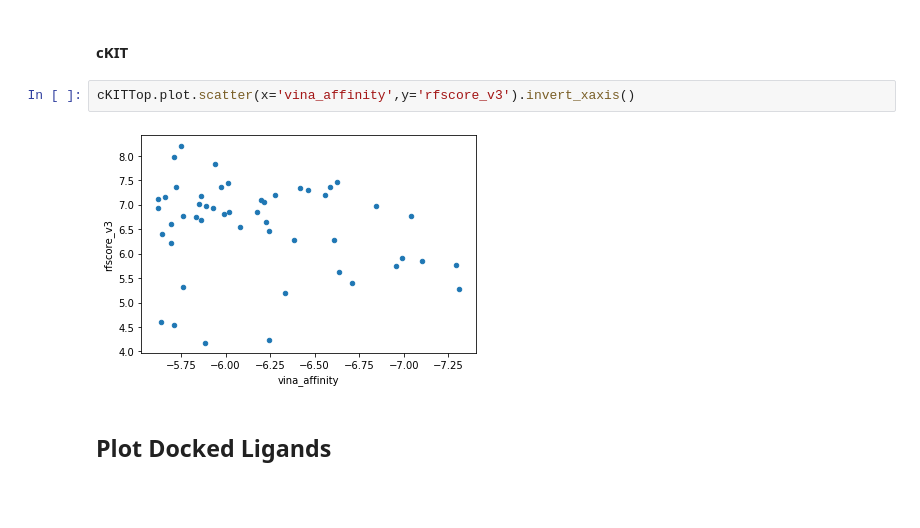
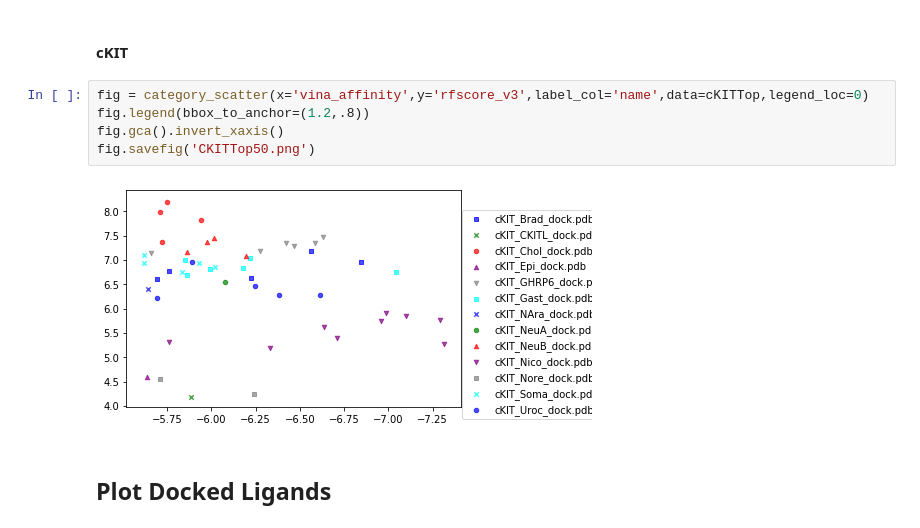
Before and after one commit to cburns4-BioRes/BIOINFO_FINAL_Project, a Jupyter notebook: BIOINFO Project_v2.ipynb, the cells around one changed output. Drawn from its saved outputs; the diff is of its cells as text; blank space fills up the shorter version.

```diff
--- a/BIOINFO Project_v2.ipynb
+++ b/BIOINFO Project_v2.ipynb
@@ -813,9 +829,12 @@ CD48Top.plot.scatter(x='vina_affinity',y='rfscore_v3').invert_xaxis()
 # %% [markdown]
 #### cKIT
-# %%
-cKITTop.plot.scatter(x='vina_affinity',y='rfscore_v3').invert_xaxis()
-# %% [output]
-[figure, removed]
+# %%
+fig = category_scatter(x='vina_affinity',y='rfscore_v3',label_col='name',data=cKITTop,legend_loc=0)
+fig.legend(bbox_to_anchor=(1.2,.8))
+fig.gca().invert_xaxis()
+fig.savefig('CKITTop50.png')
+# %% [output]
+[figure, added]
 # %% [markdown]
 ## Plot Docked Ligands
 # %%
```
Also changed, not shown: parts of 9 cells of this notebook, 4 other files.
